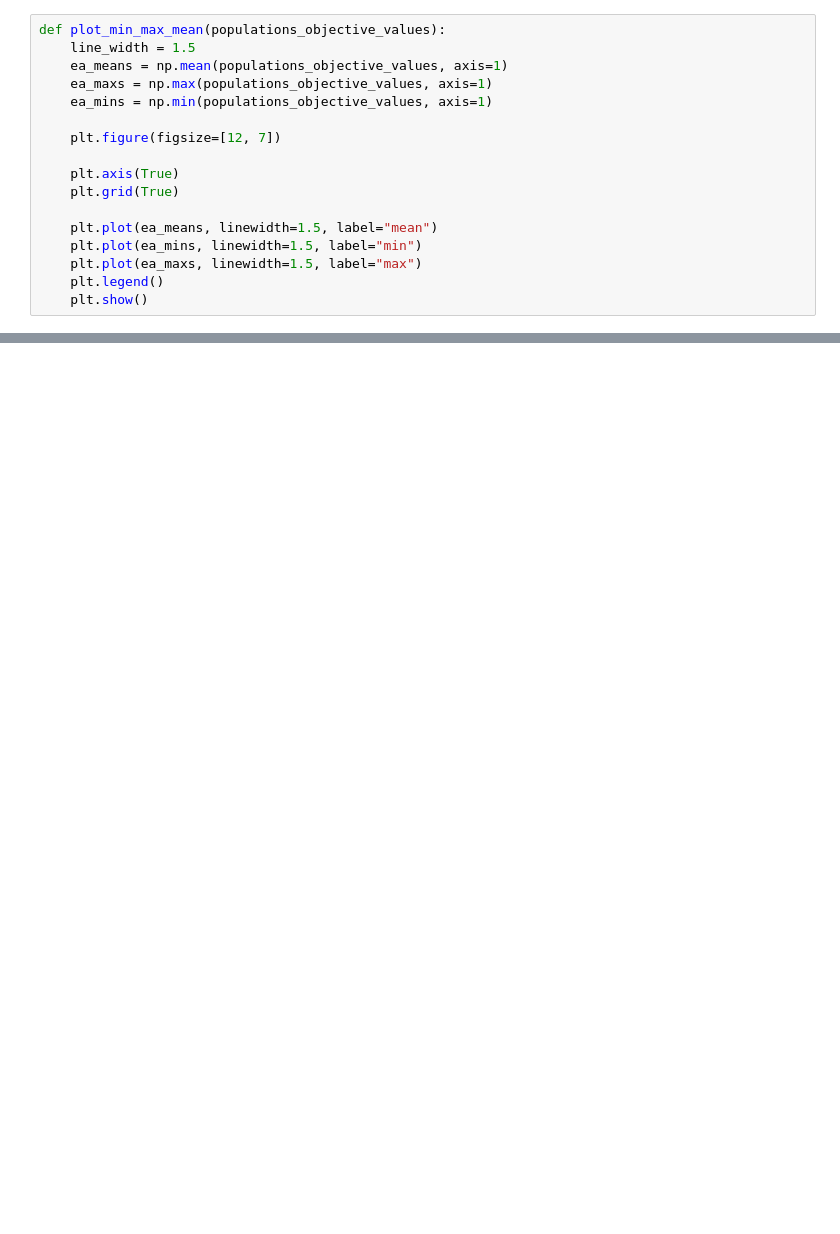
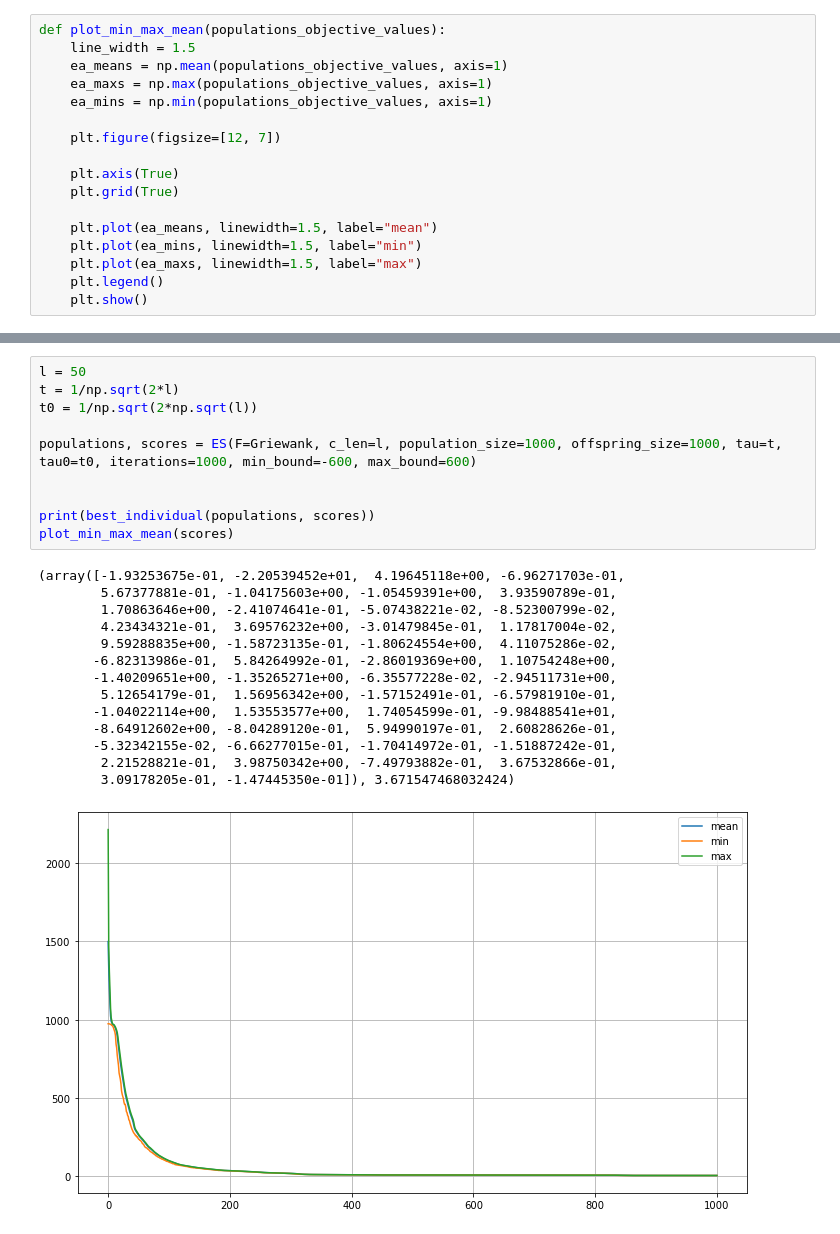
Before and after one commit to Kamil2601/University, a Jupyter notebook: Studia_magisterskie/Semestr_2/Algorytmy_Ewolucyjne/Lista_3/Lista_3.ipynb, the cells around one changed output, grey strips where cells are left out. Saved outputs shown, nothing was run; the diff lists cells and outputs as text; blank space fills up the shorter version.

```diff
--- a/Studia_magisterskie/Semestr_2/Algorytmy_Ewolucyjne/Lista_3/Lista_3.ipynb
+++ b/Studia_magisterskie/Semestr_2/Algorytmy_Ewolucyjne/Lista_3/Lista_3.ipynb
@@ -187,3 +240,28 @@ plot_min_max_mean(scores)
+# %%
+l = 50
+t = 1/np.sqrt(2*l)
+t0 = 1/np.sqrt(2*np.sqrt(l))
+
+populations, scores = ES(F=Griewank, c_len=l, population_size=1000, offspring_size=1000, tau=t, tau0=t0, iterations=1000, min_bound=-600, max_bound=600)
+
+
+print(best_individual(populations, scores))
+plot_min_max_mean(scores)
+# %% [output]
+(array([-1.93253675e-01, -2.20539452e+01,  4.19645118e+00, -6.96271703e-01,
+        5.67377881e-01, -1.04175603e+00, -1.05459391e+00,  3.93590789e-01,
+        1.70863646e+00, -2.41074641e-01, -5.07438221e-02, -8.52300799e-02,
+        4.23434321e-01,  3.69576232e+00, -3.01479845e-01,  1.17817004e-02,
+        9.59288835e+00, -1.58723135e-01, -1.80624554e+00,  4.11075286e-02,
+       -6.82313986e-01,  5.84264992e-01, -2.86019369e+00,  1.10754248e+00,
+       -1.40209651e+00, -1.35265271e+00, -6.35577228e-02, -2.94511731e+00,
+        5.12654179e-01,  1.56956342e+00, -1.57152491e-01, -6.57981910e-01,
+       -1.04022114e+00,  1.53553577e+00,  1.74054599e-01, -9.98488541e+01,
+       -8.64912602e+00, -8.04289120e-01,  5.94990197e-01,  2.60828626e-01,
+       -5.32342155e-02, -6.66277015e-01, -1.70414972e-01, -1.51887242e-01,
+        2.21528821e-01,  3.98750342e+00, -7.49793882e-01,  3.67532866e-01,
+        3.09178205e-01, -1.47445350e-01]), 3.671547468032424)
+[figure, added]
 # %%
 l = 50
 t = 1/np.sqrt(2*l)
```
Also changed, not shown: parts of 11 cells of this notebook, 5 other files.
